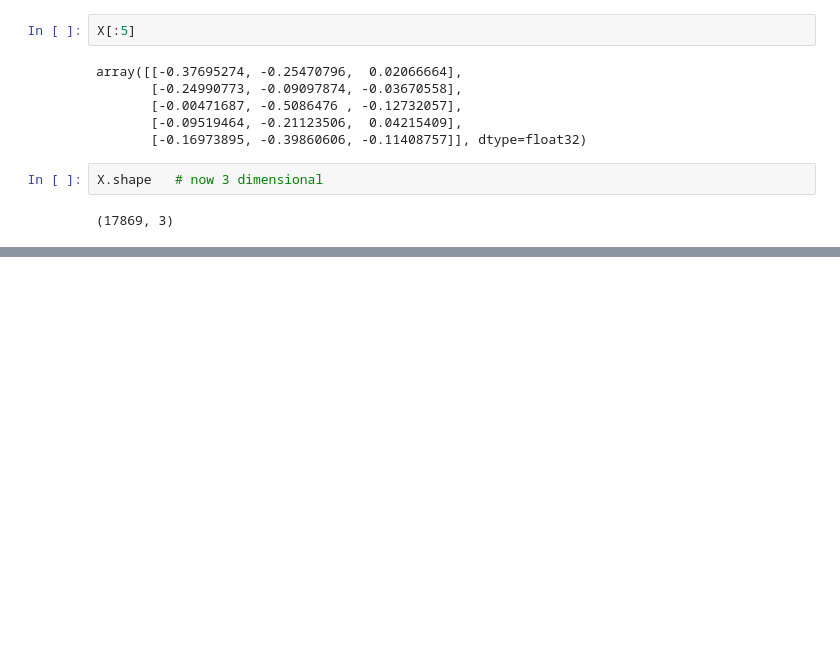
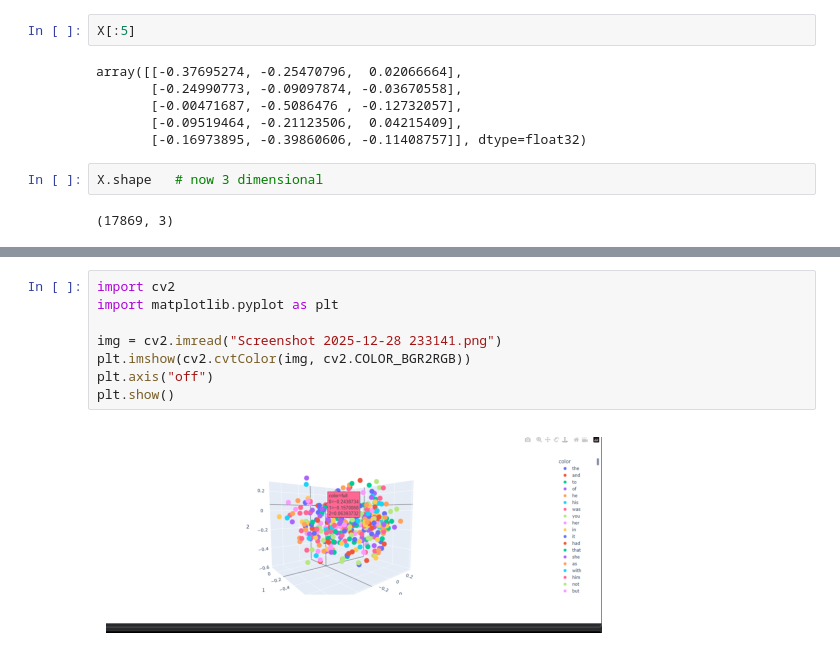
Before and after one commit to harshit7271/NLP-, a Jupyter notebook: Word2Vec_Example.ipynb, the cells around one changed output, grey strips where cells are left out. Cells and saved outputs as stored; diff of their text form; blank space fills up the shorter version.

```diff
--- a/Word2Vec_Example.ipynb
+++ b/Word2Vec_Example.ipynb
@@ -186,3 +186,13 @@ fig = px.scatter_3d(X[:400], x=0, y=1, z=2, color=y[:400])
 fig.show()
 # %% [output]
 [interactive output not drawn]
+# %%
+import cv2
+import matplotlib.pyplot as plt
+
+img = cv2.imread("Screenshot 2025-12-28 233141.png")
+plt.imshow(cv2.cvtColor(img, cv2.COLOR_BGR2RGB))
+plt.axis("off")
+plt.show()
+# %% [output]
+[figure, added]
```
